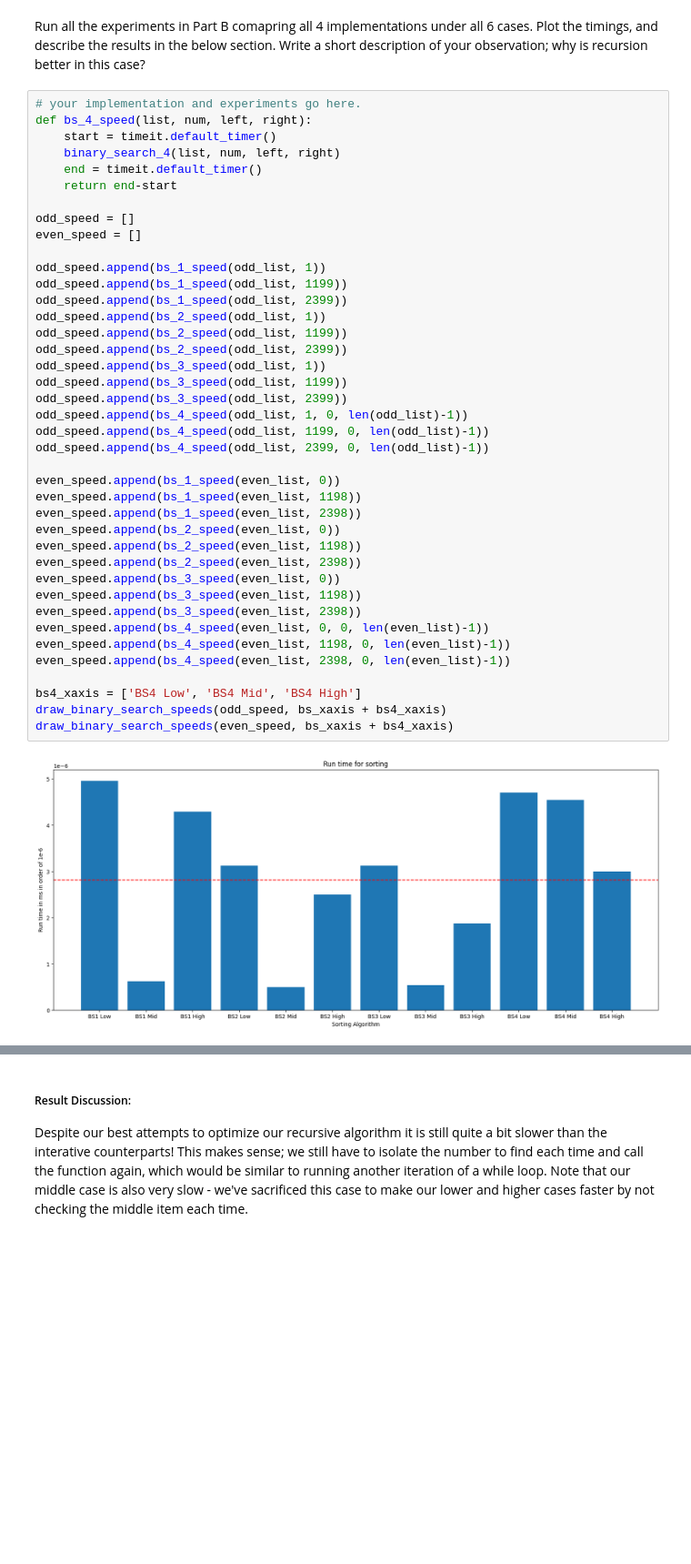
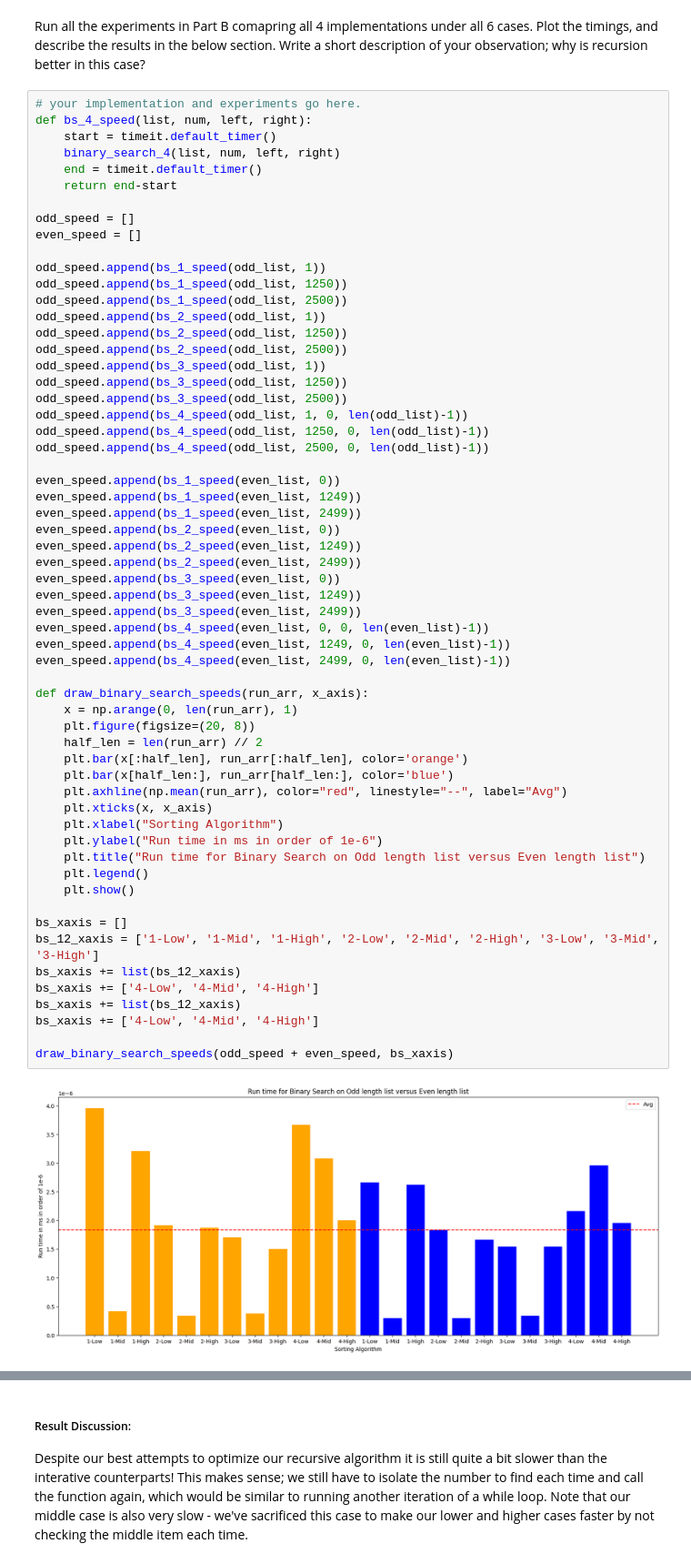
Before and after one commit to Noprop/minesweeper-2xc3-, a Jupyter notebook: Lab_II.ipynb, the cells around one changed output, grey strips where cells are left out. Shown at 91% size. Cells and saved outputs as stored; diff of their text form; blank space fills up the shorter version.

Commit message:
binary search sections cleaned up

```diff
--- a/Lab_II.ipynb
+++ b/Lab_II.ipynb
@@ -513,42 +503,61 @@ Run all the experiments in Part B comapring all 4 implementations under all 6 ca
 # %%
 # your implementation and experiments go here.
 def bs_4_speed(list, num, left, right):
     start = timeit.default_timer()
     binary_search_4(list, num, left, right)
     end = timeit.default_timer()
     return end-start
 
 odd_speed = []
 even_speed = []
 
 odd_speed.append(bs_1_speed(odd_list, 1))
-odd_speed.append(bs_1_speed(odd_list, 1199))
-odd_speed.append(bs_1_speed(odd_list, 2399))
+odd_speed.append(bs_1_speed(odd_list, 1250))
+odd_speed.append(bs_1_speed(odd_list, 2500))
 odd_speed.append(bs_2_speed(odd_list, 1))
-odd_speed.append(bs_2_speed(odd_list, 1199))
-odd_speed.append(bs_2_speed(odd_list, 2399))
+odd_speed.append(bs_2_speed(odd_list, 1250))
+odd_speed.append(bs_2_speed(odd_list, 2500))
 odd_speed.append(bs_3_speed(odd_list, 1))
-odd_speed.append(bs_3_speed(odd_list, 1199))
-odd_speed.append(bs_3_speed(odd_list, 2399))
+odd_speed.append(bs_3_speed(odd_list, 1250))
+odd_speed.append(bs_3_speed(odd_list, 2500))
 odd_speed.append(bs_4_speed(odd_list, 1, 0, len(odd_list)-1))
-odd_speed.append(bs_4_speed(odd_list, 1199, 0, len(odd_list)-1))
-odd_speed.append(bs_4_speed(odd_list, 2399, 0, len(odd_list)-1))
+odd_speed.append(bs_4_speed(odd_list, 1250, 0, len(odd_list)-1))
+odd_speed.append(bs_4_speed(odd_list, 2500, 0, len(odd_list)-1))
 
 even_speed.append(bs_1_speed(even_list, 0))
-even_speed.append(bs_1_speed(even_list, 1198))
-even_speed.append(bs_1_speed(even_list, 2398))
+even_speed.append(bs_1_speed(even_list, 1249))
+even_speed.append(bs_1_speed(even_list, 2499))
 even_speed.append(bs_2_speed(even_list, 0))
-even_speed.append(bs_2_speed(even_list, 1198))
-even_speed.append(bs_2_speed(even_list, 2398))
+even_speed.append(bs_2_speed(even_list, 1249))
+even_speed.append(bs_2_speed(even_list, 2499))
 even_speed.append(bs_3_speed(even_list, 0))
-even_speed.append(bs_3_speed(even_list, 1198))
-even_speed.append(bs_3_speed(even_list, 2398))
+even_speed.append(bs_3_speed(even_list, 1249))
+even_speed.append(bs_3_speed(even_list, 2499))
 even_speed.append(bs_4_speed(even_list, 0, 0, len(even_list)-1))
-even_speed.append(bs_4_speed(even_list, 1198, 0, len(even_list)-1))
-even_speed.append(bs_4_speed(even_list, 2398, 0, len(even_list)-1))
+even_speed.append(bs_4_speed(even_list, 1249, 0, len(even_list)-1))
+even_speed.append(bs_4_speed(even_list, 2499, 0, len(even_list)-1))
 
-bs4_xaxis = ['BS4 Low', 'BS4 Mid', 'BS4 High']
-draw_binary_search_speeds(odd_speed, bs_xaxis + bs4_xaxis)
-draw_binary_search_speeds(even_speed, bs_xaxis + bs4_xaxis)
+def draw_binary_search_speeds(run_arr, x_axis):
+    x = np.arange(0, len(run_arr), 1)
+    plt.figure(figsize=(20, 8))
+    half_len = len(run_arr) // 2
+    plt.bar(x[:half_len], run_arr[:half_len], color='orange')
+    plt.bar(x[half_len:], run_arr[half_len:], color='blue')
+    plt.axhline(np.mean(run_arr), color="red", linestyle="--", label="Avg")
+    plt.xticks(x, x_axis)
+    plt.xlabel("Sorting Algorithm")
+    plt.ylabel("Run time in ms in order of 1e-6")
+    plt.title("Run time for Binary Search on Odd length list versus Even length list")
+    plt.legend()
+    plt.show()
+
+bs_xaxis = []
+bs_12_xaxis = ['1-Low', '1-Mid', '1-High', '2-Low', '2-Mid', '2-High', '3-Low', '3-Mid', '3-High']
+bs_xaxis += list(bs_12_xaxis)
+bs_xaxis += ['4-Low', '4-Mid', '4-High']
+bs_xaxis += list(bs_12_xaxis)
+bs_xaxis += ['4-Low', '4-Mid', '4-High']
+
+draw_binary_search_speeds(odd_speed + even_speed, bs_xaxis)
 # %% [output]
-[figure, old version]
+[figure, new version]
```
Also changed, not shown: parts of 3 cells of this notebook.
